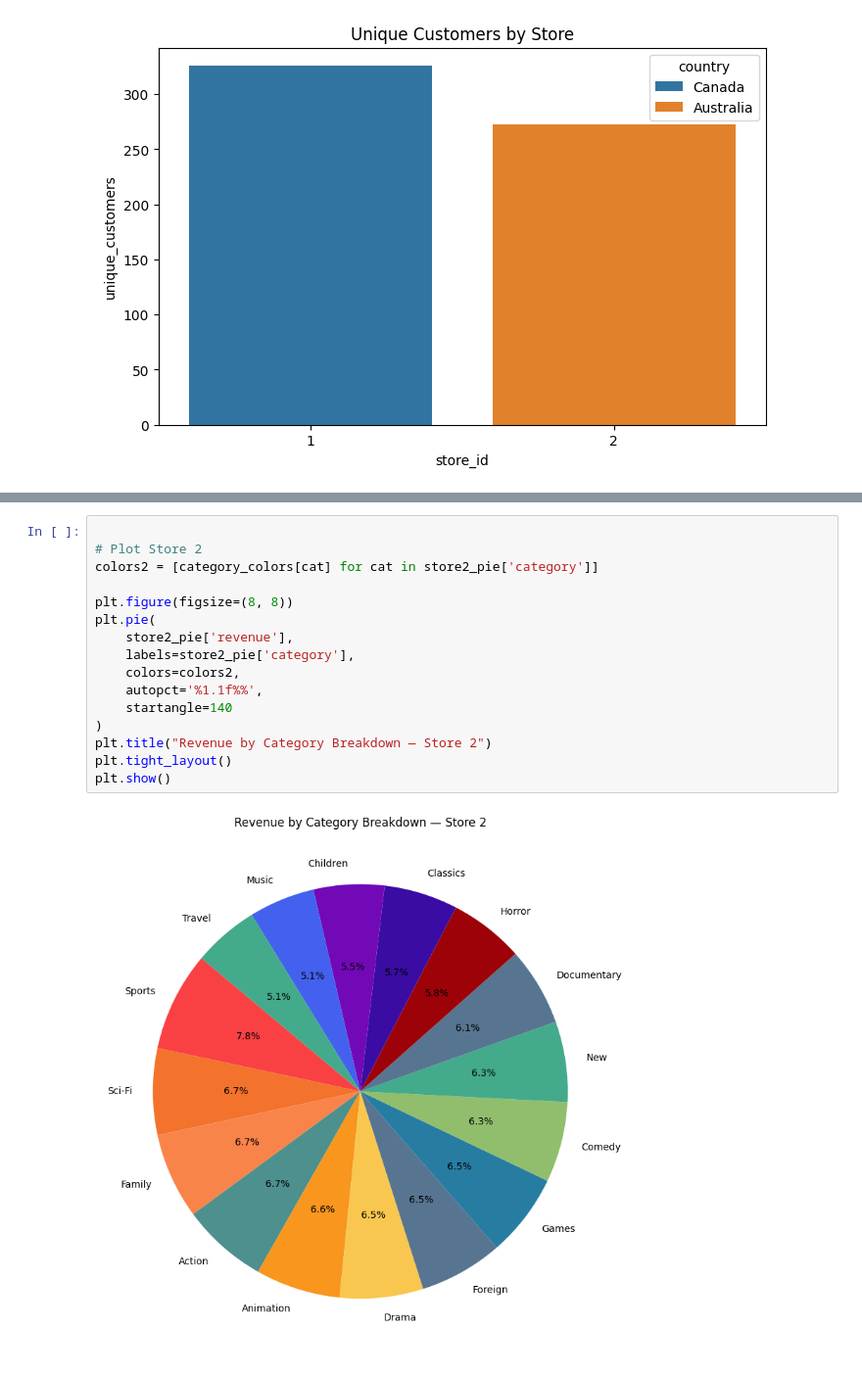
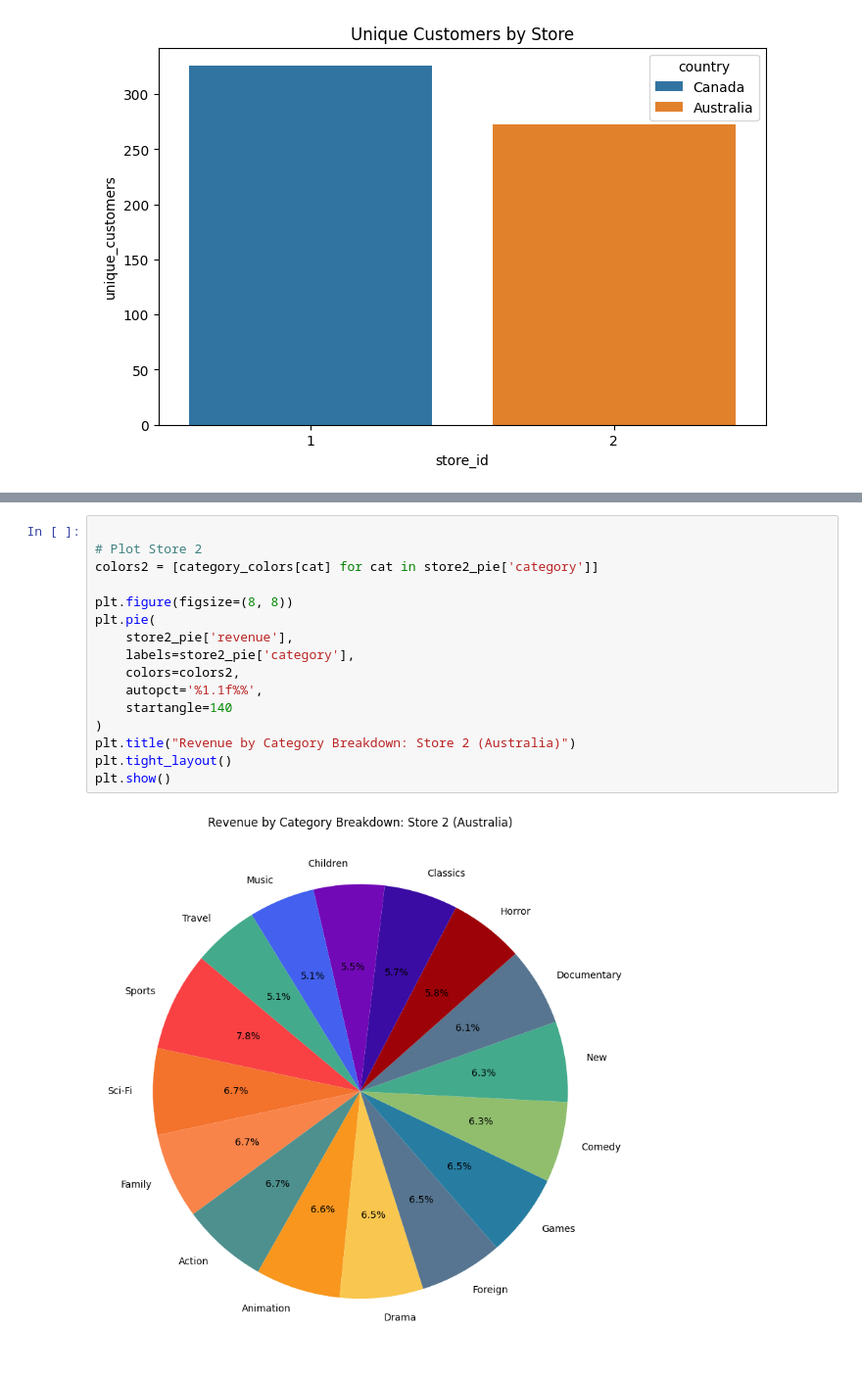
Before and after one commit to praiseOjay/buster_block_project, a Jupyter notebook: docs/notebooks/alex_notebook.ipynb, the cells around one changed output, grey strips where cells are left out. Shown at 98% size. Drawn from its saved outputs; the diff is of its cells as text.

```diff
--- a/docs/notebooks/alex_notebook.ipynb
+++ b/docs/notebooks/alex_notebook.ipynb
@@ -349,18 +349,18 @@ plt.show()
 # %%
 
 # Plot Store 2
 colors2 = [category_colors[cat] for cat in store2_pie['category']]
 
 plt.figure(figsize=(8, 8))
 plt.pie(
     store2_pie['revenue'],
     labels=store2_pie['category'],
     colors=colors2,
     autopct='%1.1f%%',
     startangle=140
 )
-plt.title("Revenue by Category Breakdown — Store 2")
+plt.title("Revenue by Category Breakdown: Store 2 (Australia)")
 plt.tight_layout()
 plt.show()
 # %% [output]
-[figure, old version]
+[figure, new version]
```
Also changed, not shown: parts of 1 cell of this notebook, 4 other files.
